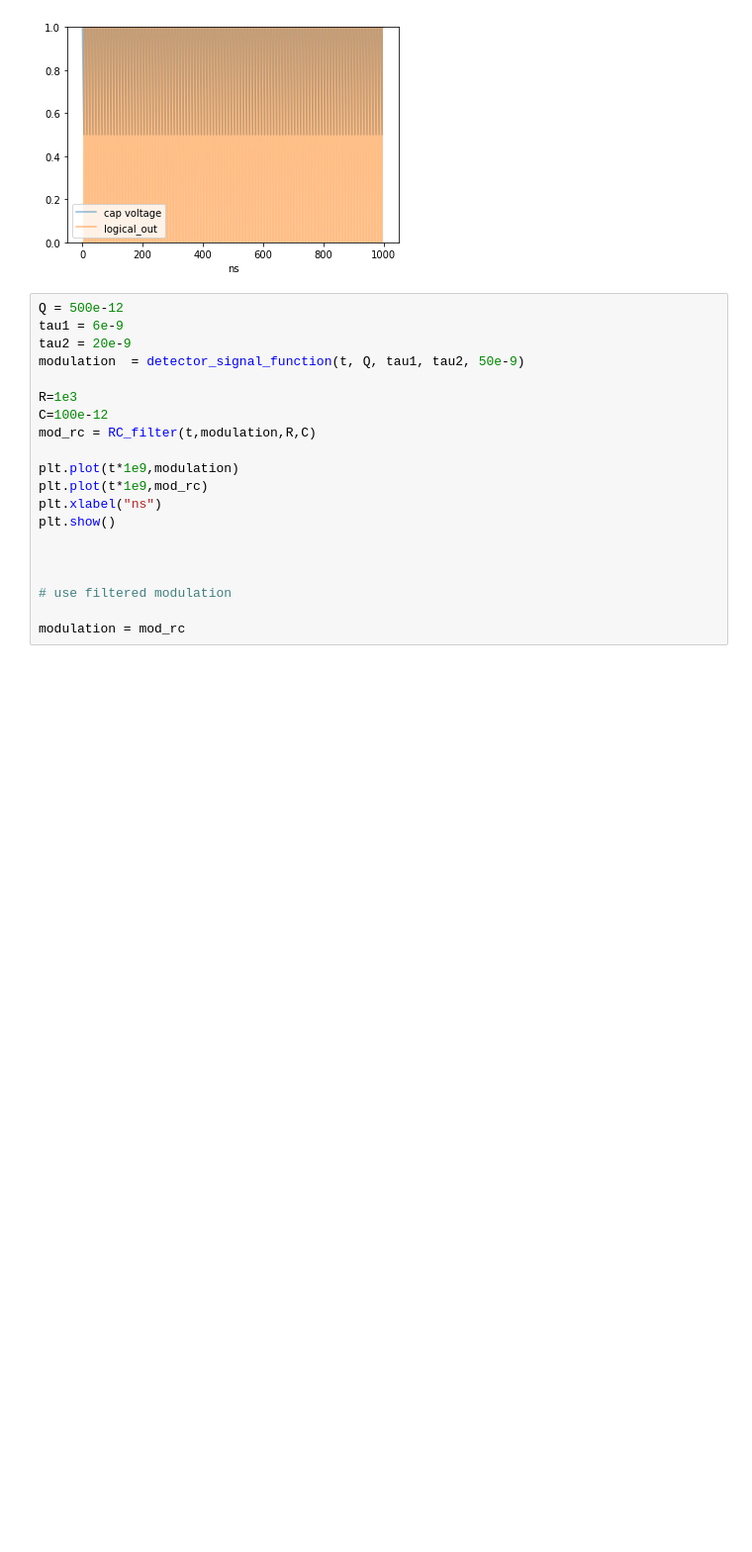
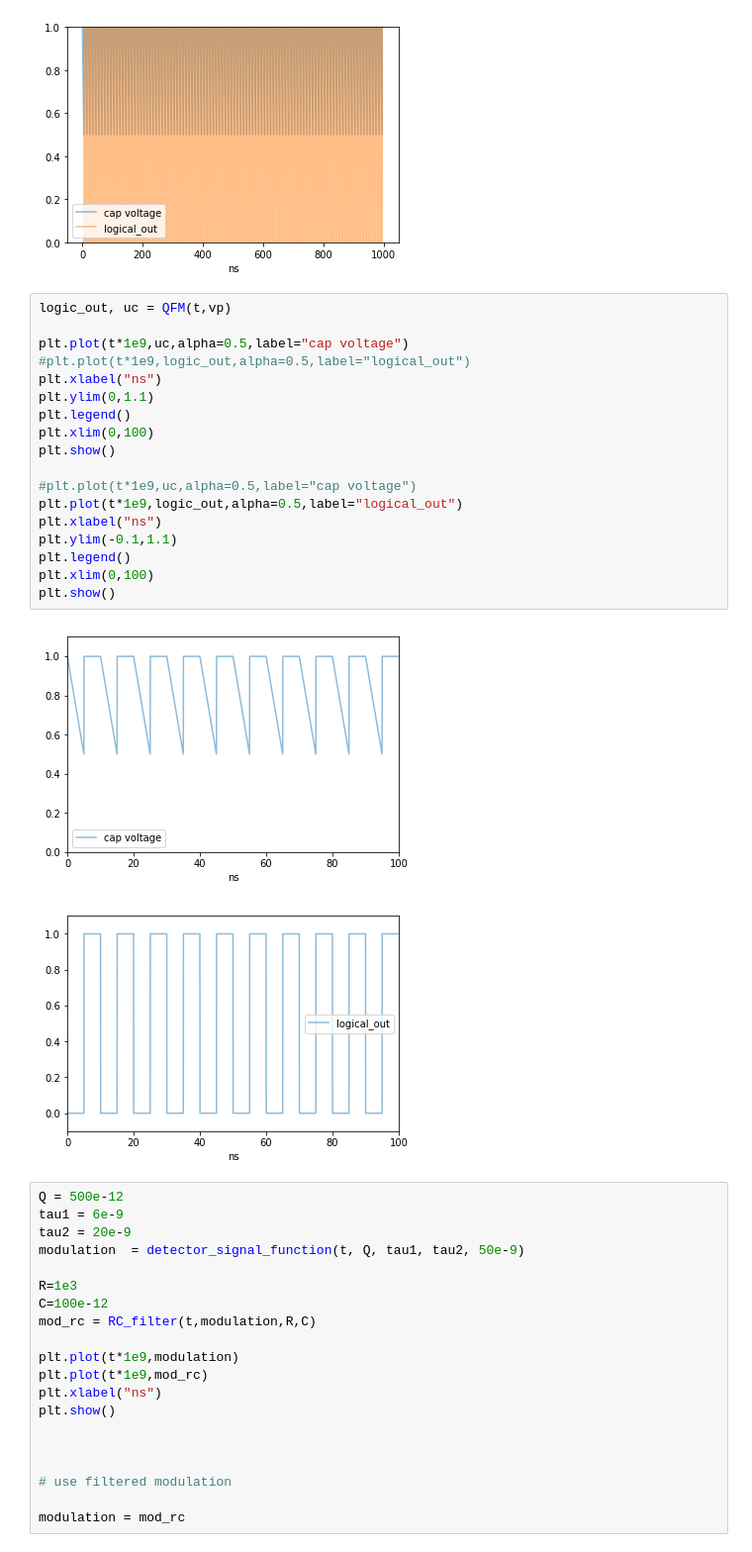
Before and after one commit to acidbourbon/lab_bench, a Jupyter notebook: workdir/jupyter/misc_mw/QFMv2_calculations/QFMv2_model.ipynb, the cells around one changed output. Shown at 99% size. Cells and saved outputs as stored; diff of their text form; blank space fills up the shorter version.

```diff
--- a/workdir/jupyter/misc_mw/QFMv2_calculations/QFMv2_model.ipynb
+++ b/workdir/jupyter/misc_mw/QFMv2_calculations/QFMv2_model.ipynb
@@ -57,6 +60,27 @@ plt.legend()
 plt.show()
 # %% [output]
 [figure]
+# %%
+logic_out, uc = QFM(t,vp)
+
+plt.plot(t*1e9,uc,alpha=0.5,label="cap voltage")
+#plt.plot(t*1e9,logic_out,alpha=0.5,label="logical_out")
+plt.xlabel("ns")
+plt.ylim(0,1.1)
+plt.legend()
+plt.xlim(0,100)
+plt.show()
+
+#plt.plot(t*1e9,uc,alpha=0.5,label="cap voltage")
+plt.plot(t*1e9,logic_out,alpha=0.5,label="logical_out")
+plt.xlabel("ns")
+plt.ylim(-0.1,1.1)
+plt.legend()
+plt.xlim(0,100)
+plt.show()
+# %% [output]
+[figure, added]
+[figure, added]
 # %%
 Q = 500e-12
 tau1 = 6e-9
```
Also changed, not shown: parts of 2 cells of this notebook.
